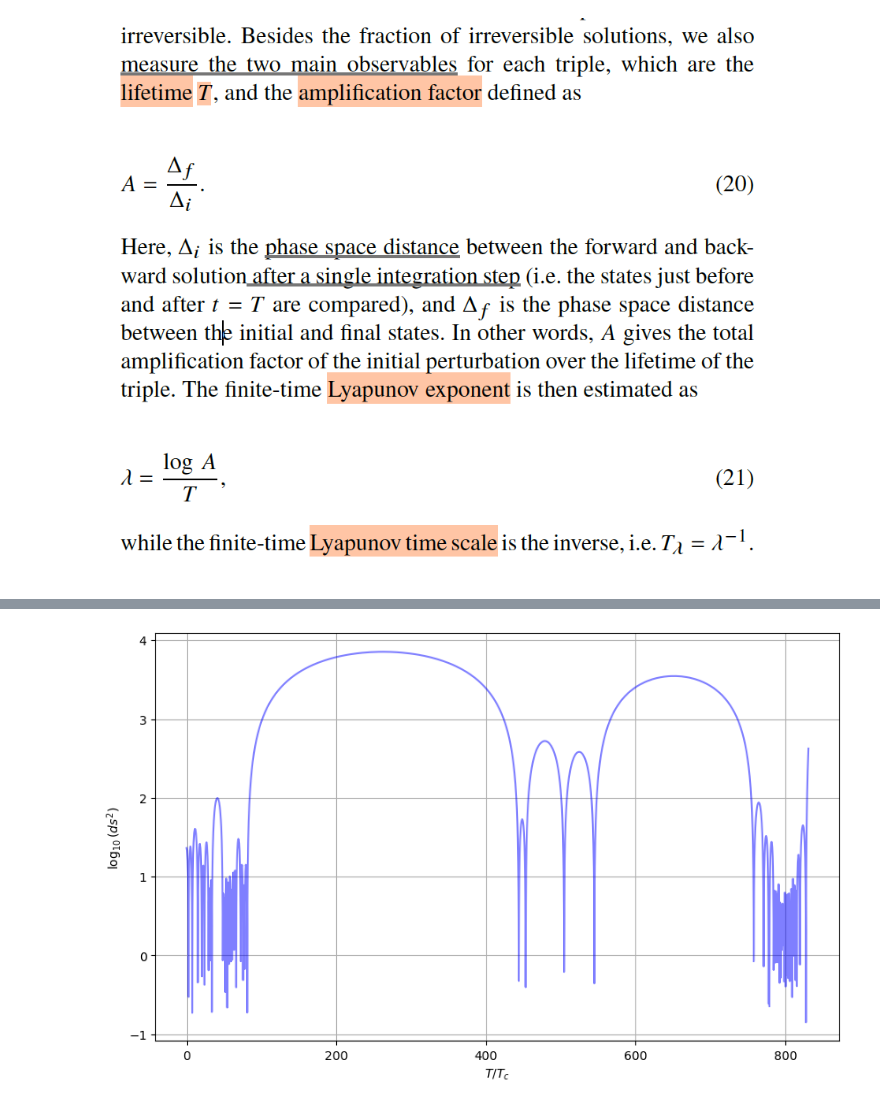
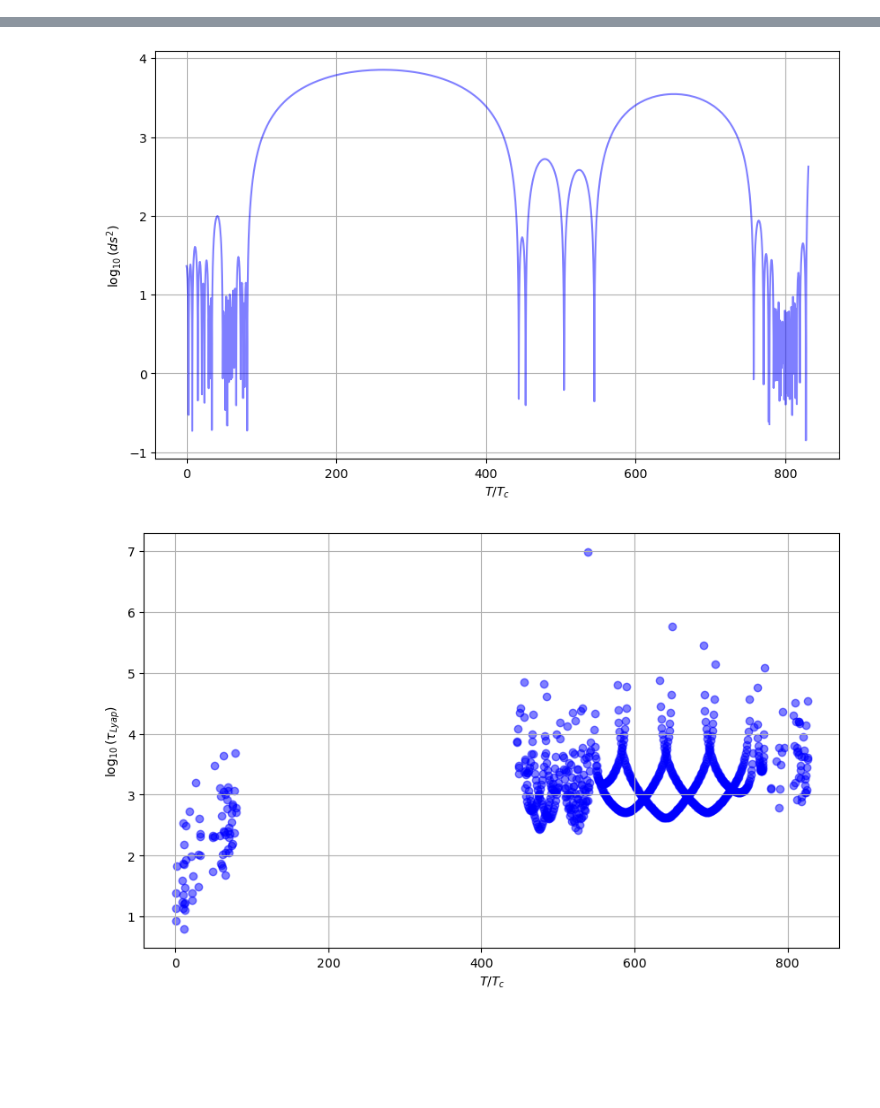
Before and after one commit to martinacacciola/Detecting-Chaos, a Jupyter notebook: PhaseSpaceDistance.ipynb, the cells around one changed output, grey strips where cells are left out. Drawn from its saved outputs; the diff is of its cells as text; code cells hidden in the pictures; blank space fills up the shorter version.

```diff
--- a/PhaseSpaceDistance.ipynb
+++ b/PhaseSpaceDistance.ipynb
@@ -5,5 +6,3 @@ import pandas as pd
-# %% [markdown]
-![image.png](attachment:image.png)
 # %%
 df = pd.read_csv('./Brutus data/plummer_triples_L0_00_i1775_e90_Lw392.csv')
 
@@ -91,7 +90,7 @@ plt.xlabel(r'$\log_{10}(T/T_c)$')
 plt.ylabel(r'$\log_{10}\log_{10}(A)$')
 plt.grid(True)
 plt.show()
-# Capire il range di valori, corretto??
+# Understand range values, is it correct? Different than the paper
 
 # Amplification factor evolution over lifetime
 plt.figure(figsize=(10, 6))
@@ -120,30 +119,102 @@ def compute_metric(trajectory, timestep):
         particles_positions.append((x, y, z))
 
     for i in range(len(particles_positions)):
         for j in range(i+1, len(particles_positions)):
             xi, yi, zi = particles_positions[i]
             xj, yj, zj = particles_positions[j]
             ds += (xj - xi)**2 + (yj - yi)**2 + (zj - zi)**2
 
     return ds
 
 # We want to compute the metric for each integration step
 # Using the forward trajectory
 metric_per_step = []
 for i in range(len(timesteps) // 2):
     metric = compute_metric(forward_trajectory, timesteps[i])
     metric_per_step.append(metric)
 
 T_norm_metric = [timesteps[i] / T_c for i in range(len(metric_per_step))]
 # Metric evolution over lifetime
 plt.figure(figsize=(10, 6))
 plt.plot(T_norm_metric, np.log10(metric_per_step), color='b', alpha=0.5)
 plt.xlabel(r'$T/T_c$')
 plt.ylabel(r'$\log_{10}(ds^2)$')
 plt.grid(True)
 plt.show()
+
+# Lyapunov exponent, for each integration step
+l_exponent = [np.log10(A[i]) / T_norm[i] for i in range(len(A))]
+# Lyapunov timescale (the inverse)
+l_timescale = [1 / l_exponent[i] for i in range(len(l_exponent))]
+
+# Lyapunov timescale vs T/T_c
+plt.figure(figsize=(10, 6))
+plt.scatter(T_norm, np.log10(l_timescale), color='b', alpha=0.5)
+plt.xlabel(r'$T/T_c$')
+plt.ylabel(r'$\log_{10}(\tau_{Lyap})$')
+plt.grid(True)
+plt.show()
+
+# 3D Phase space distribution of Lyapunov timescale
+x_positions = []
+y_positions = []
+z_positions = []
+x_velocities = []
+y_velocities = []
+z_velocities = []
+lyap_timescale = []
+
+for p in particles:
+    particle_data = forward_trajectory[forward_trajectory['Particle Number'] == p]
+
+    # Collect phase-space and Lyapunov data for each timestep
+    for i in range(len(timesteps) // 2):
+        x_pos = particle_data[particle_data['Timestep'] == timesteps[i]]['X Position'].values[0]
+        y_pos = particle_data[particle_data['Timestep'] == timesteps[i]]['Y Position'].values[0]
+        z_pos = particle_data[particle_data['Timestep'] == timesteps[i]]['Z Position'].values[0]
+        x_vel = particle_data[particle_data['Timestep'] == timesteps[i]]['X Velocity'].values[0]
+        y_vel = particle_data[particle_data['Timestep'] == timesteps[i]]['Y Velocity'].values[0]
+        z_vel = particle_data[particle_data['Timestep'] == timesteps[i]]['Z Velocity'].values[0]
+        x_positions.append(x_pos)
+        y_positions.append(y_pos)
+        z_positions.append(z_pos)
+        x_velocities.append(x_vel)
+        y_velocities.append(y_vel)
+        z_velocities.append(z_vel)
+        lyap_timescale.append(l_timescale[i])
+
+
+# X-Y position
+# Tried to add Z, dont like the result, what is best to do?
+fig = plt.figure(figsize=(10, 6))
+ax = fig.add_subplot(111, projection='3d')
+sc = ax.scatter(x_positions, y_positions, np.log10(lyap_timescale), c=np.log10(lyap_timescale), cmap='viridis', alpha=0.7)
+
+ax.set_xlabel('X Position')
+ax.set_ylabel('Y Position')
+ax.set_zlabel(r'$\log_{10}(\tau_{Lyap})$')
+ax.set_title('X-Y Positions vs Lyapunov Timescale')
+
+# To indicate scale of Lyapunov timescale
+plt.colorbar(sc, label=r'$\log_{10}(\tau_{Lyap})$')
+plt.show()
+
+# X-Y velocity
+fig = plt.figure(figsize=(10, 6))
+ax = fig.add_subplot(111, projection='3d')
+sc = ax.scatter(x_velocities, y_velocities, np.log10(lyap_timescale), c=np.log10(lyap_timescale), cmap='viridis', alpha=0.7)
+
+ax.set_xlabel('X Velocity')
+ax.set_ylabel('Y Velocity')
+ax.set_zlabel(r'$\log_{10}(\tau_{Lyap})$')
+ax.set_title('X-Y Velocities vs Lyapunov Timescale')
+
+# To indicate scale of Lyapunov timescale
+plt.colorbar(sc, label=r'$\log_{10}(\tau_{Lyap})$')
+plt.show()
 # %% [output]
 [figure]
 [figure]
 [figure]
 [figure]
+[figure, added]
```
Also changed, not shown: parts of 2 cells of this notebook.
